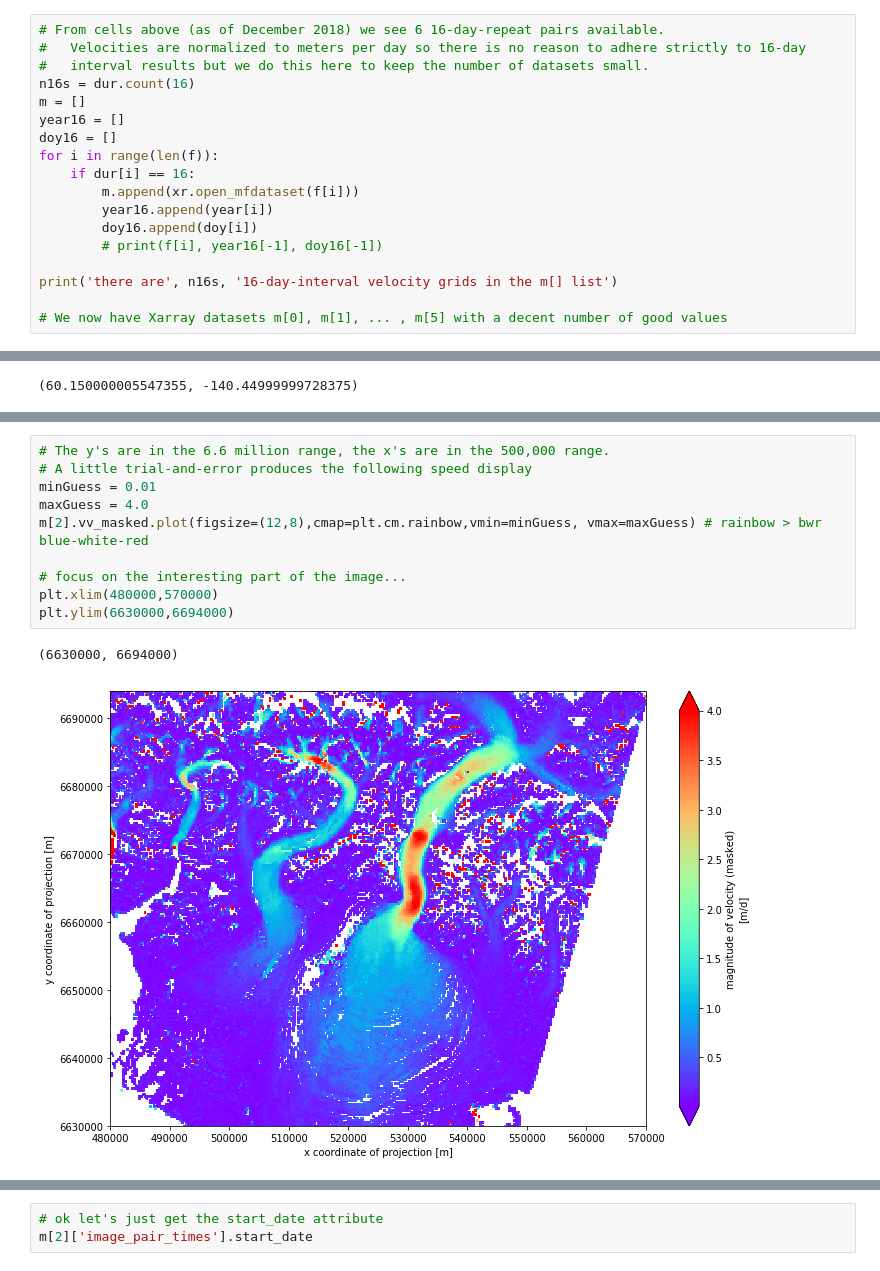
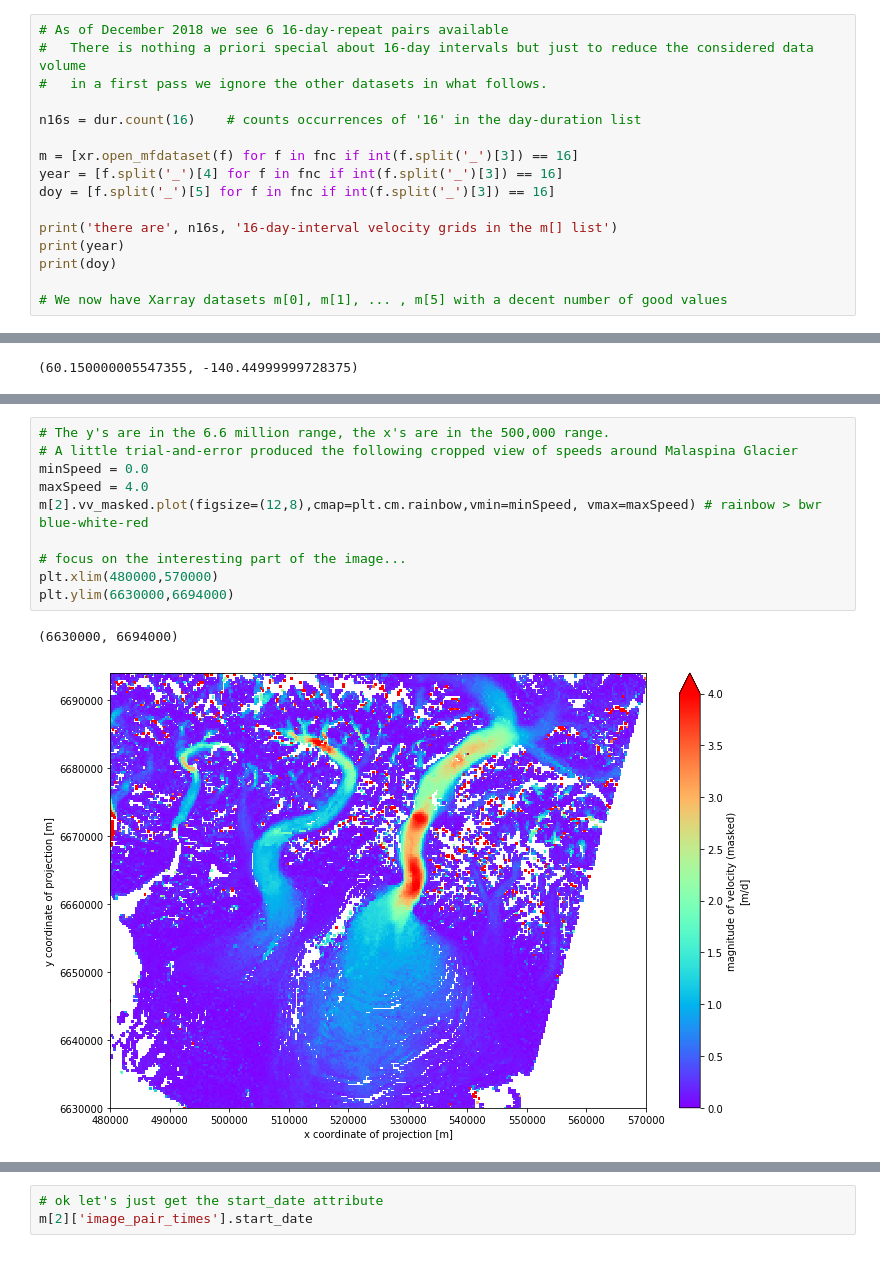
Before and after one commit to pangeo-data/cmr, a Jupyter notebook: golive.ipynb, the cells around one changed output, grey strips where cells are left out. Cells and saved outputs as stored; diff of their text form.

```diff
--- a/golive.ipynb
+++ b/golive.ipynb
@@ -307,21 +313,19 @@ print(f[0])
 # %% [output]
 /home/jovyan/data/golive/L8_063_018_016_2014_050_2014_066_v1.1.nc
 # %%
-# From cells above (as of December 2018) we see 6 16-day-repeat pairs available.
-#   Velocities are normalized to meters per day so there is no reason to adhere strictly to 16-day
-#   interval results but we do this here to keep the number of datasets small.
-n16s = dur.count(16)
-m = []
-year16 = []
-doy16 = []
-for i in range(len(f)):
-    if dur[i] == 16:
-        m.append(xr.open_mfdataset(f[i]))
-        year16.append(year[i])
-        doy16.append(doy[i])
-        # print(f[i], year16[-1], doy16[-1])
+# As of December 2018 we see 6 16-day-repeat pairs available
+#   There is nothing a priori special about 16-day intervals but just to reduce the considered data volume
+#   in a first pass we ignore the other datasets in what follows.
+
+n16s = dur.count(16)    # counts occurrences of '16' in the day-duration list
+
+m = [xr.open_mfdataset(f) for f in fnc if int(f.split('_')[3]) == 16]
+year = [f.split('_')[4] for f in fnc if int(f.split('_')[3]) == 16]
+doy = [f.split('_')[5] for f in fnc if int(f.split('_')[3]) == 16]
 
 print('there are', n16s, '16-day-interval velocity grids in the m[] list')
+print(year)
+print(doy)
 
 # We now have Xarray datasets m[0], m[1], ... , m[5] with a decent number of good values
 # %% [output]
@@ -518,13 +447,13 @@ values may live in the dataset disguised as good values.
 # %%
 # The y's are in the 6.6 million range, the x's are in the 500,000 range.
-# A little trial-and-error produces the following speed display
-minGuess = 0.01
-maxGuess = 4.0
-m[2].vv_masked.plot(figsize=(12,8),cmap=plt.cm.rainbow,vmin=minGuess, vmax=maxGuess) # rainbow > bwr blue-white-red
+# A little trial-and-error produced the following cropped view of speeds around Malaspina Glacier
+minSpeed = 0.0
+maxSpeed = 4.0
+m[2].vv_masked.plot(figsize=(12,8),cmap=plt.cm.rainbow,vmin=minSpeed, vmax=maxSpeed) # rainbow > bwr blue-white-red
 
 # focus on the interesting part of the image...
 plt.xlim(480000,570000)
 plt.ylim(6630000,6694000)
 # %% [output]
 (6630000, 6694000)
-[figure, old version]
+[figure, new version]
```
Also changed, not shown: parts of 47 cells of this notebook.
